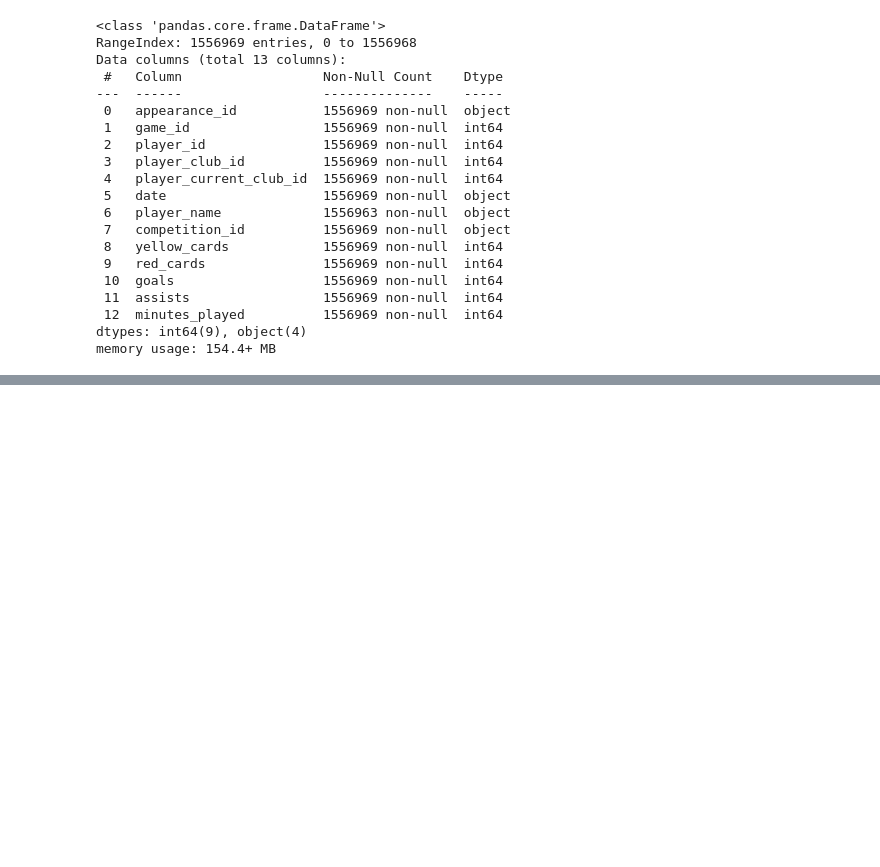
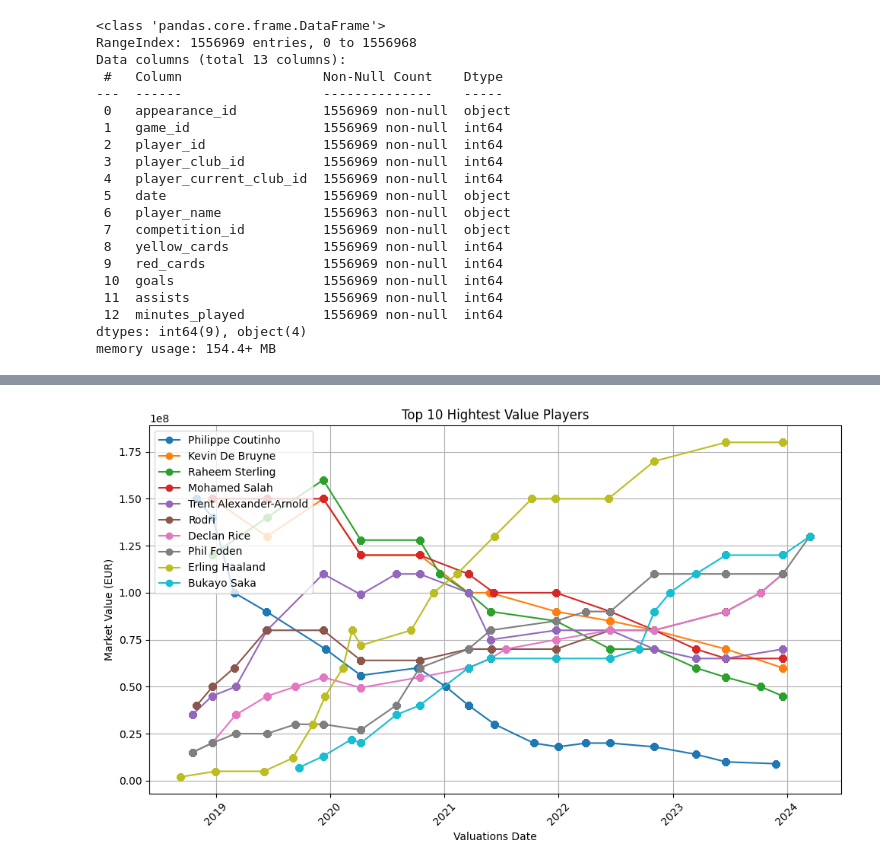
Before and after one commit to MijeongKim0533/PJ_Best_Combination, a Jupyter notebook: SY/240403.ipynb, the cells around one changed output, grey strips where cells are left out. Cells and saved outputs as stored; diff of their text form; code cells hidden in the pictures; blank space fills up the shorter version.

```diff
--- a/SY/240403.ipynb
+++ b/SY/240403.ipynb
@@ -186,0 +208,29 @@ memory usage: 242.9+ MB
+# %%
+# valuations_date를 날짜 형식으로 변환
+df_players['valuations_date'] = pd.to_datetime(df_players['valuations_date'])
+
+# 각 선수의 최고 시장 가치 계산
+highest_values = df_players.groupby(['player_id', 'player_name'])['market_value_in_eur'].max().nlargest(10)
+
+# 최고 시장 가치를 기준으로 상위 5명의 선수 데이터 추출
+top_players = df_players[df_players['player_id'].isin(highest_values.index.get_level_values(0))]
+
+# 플롯 설정
+plt.figure(figsize=(10, 6))
+
+# 각 선수의 데이터를 그래프에 추가
+for player_id, player_data in top_players.groupby('player_id'):
+    player_name = player_data['player_name'].iloc[0]
+    plt.plot(player_data['valuations_date'], player_data['market_value_in_eur'], marker='o', label=player_name)
+
+# 그래프 스타일 및 레이블 설정
+plt.xlabel('Valuations Date')
+plt.ylabel('Market Value (EUR)')
+plt.title('Top 10 Hightest Value Players')
+plt.xticks(rotation=45)
+plt.legend()
+plt.grid(True)
+plt.tight_layout()
+plt.show()
+# %% [output]
+[figure, added]
```
Also changed, not shown: parts of 10 cells of this notebook.
